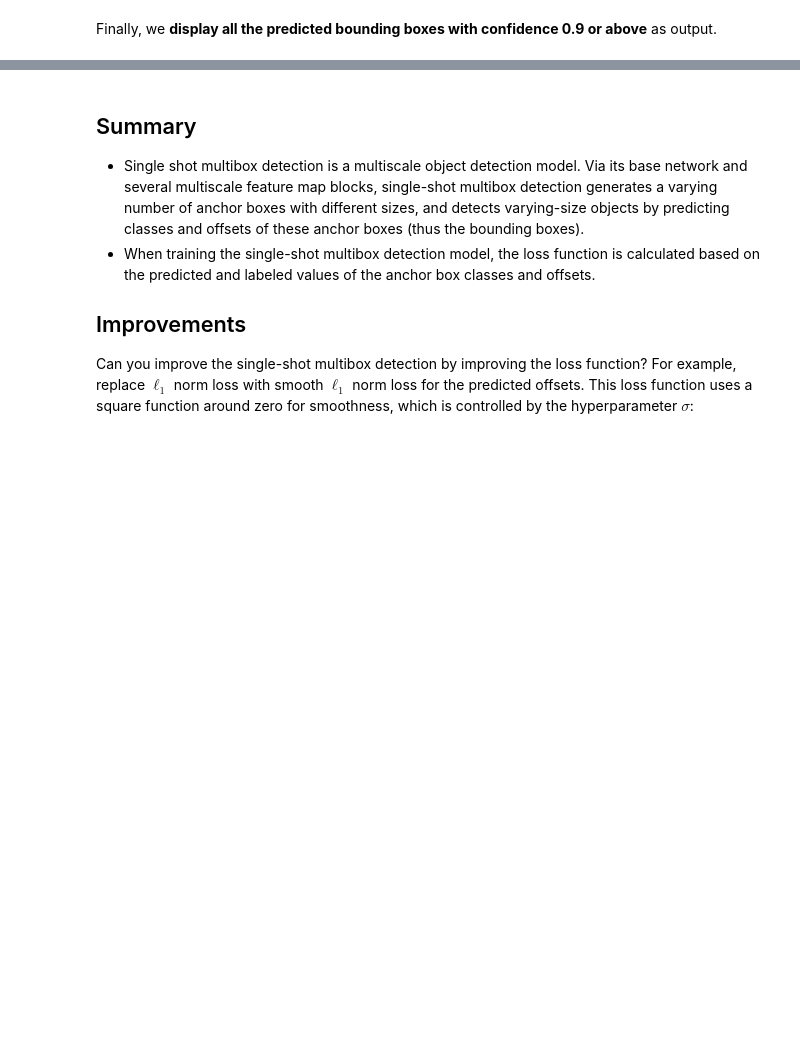
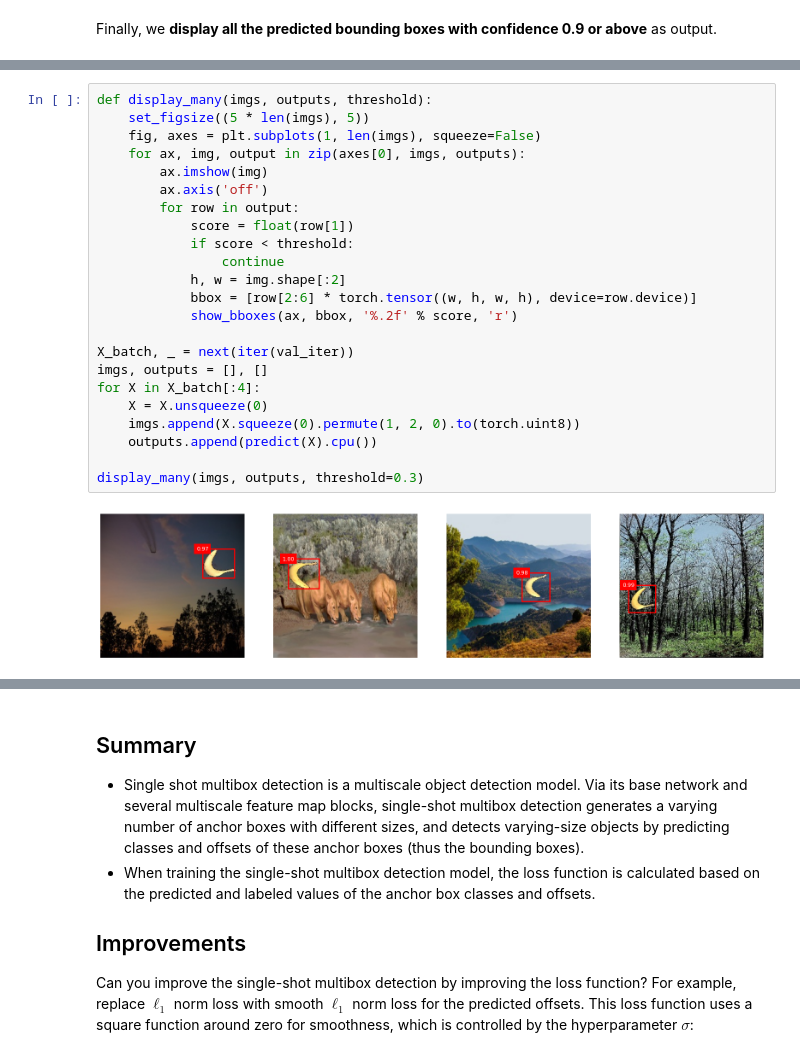
Before and after one commit to medericl/Deep-Learning-pour-l-Image-, a Jupyter notebook: 05_ssd_student.ipynb, the cells around one changed output, grey strips where cells are left out. Saved outputs shown, nothing was run; the diff lists cells and outputs as text; blank space fills up the shorter version.

```diff
--- a/05_ssd_student.ipynb
+++ b/05_ssd_student.ipynb
@@ -1095 +1096,26 @@ display(img, output.cpu(), threshold=0.3)
+# %%
+def display_many(imgs, outputs, threshold):
+    set_figsize((5 * len(imgs), 5))
+    fig, axes = plt.subplots(1, len(imgs), squeeze=False)
+    for ax, img, output in zip(axes[0], imgs, outputs):
+        ax.imshow(img)
+        ax.axis('off')
+        for row in output:
+            score = float(row[1])
+            if score < threshold:
+                continue
+            h, w = img.shape[:2]
+            bbox = [row[2:6] * torch.tensor((w, h, w, h), device=row.device)]
+            show_bboxes(ax, bbox, '%.2f' % score, 'r')
+
+X_batch, _ = next(iter(val_iter))
+imgs, outputs = [], []
+for X in X_batch[:4]:
+    X = X.unsqueeze(0)
+    imgs.append(X.squeeze(0).permute(1, 2, 0).to(torch.uint8))
+    outputs.append(predict(X).cpu())
+
+display_many(imgs, outputs, threshold=0.3)
+# %% [output]
+[figure, added]
 # %%
```
Also changed, not shown: parts of 12 cells of this notebook.
